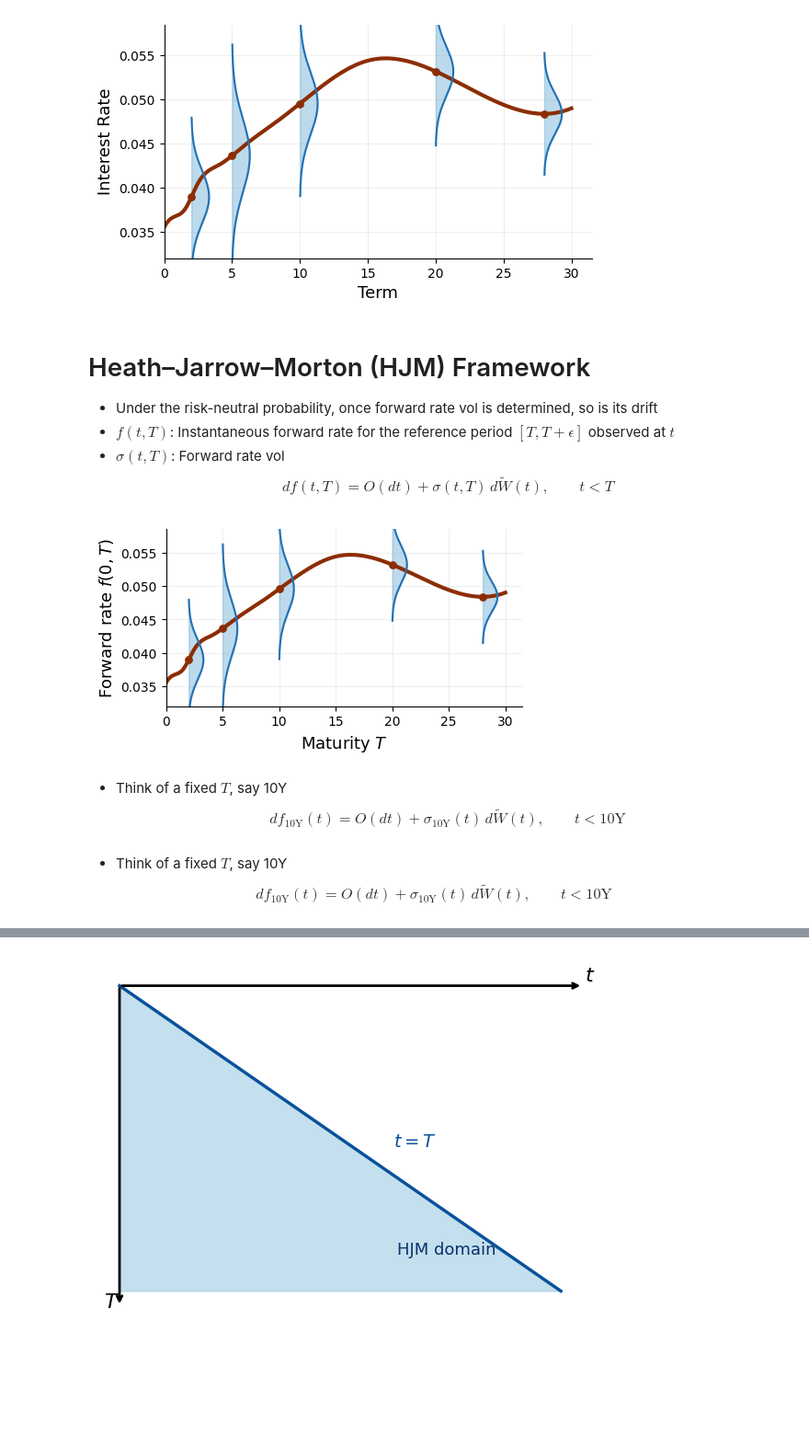
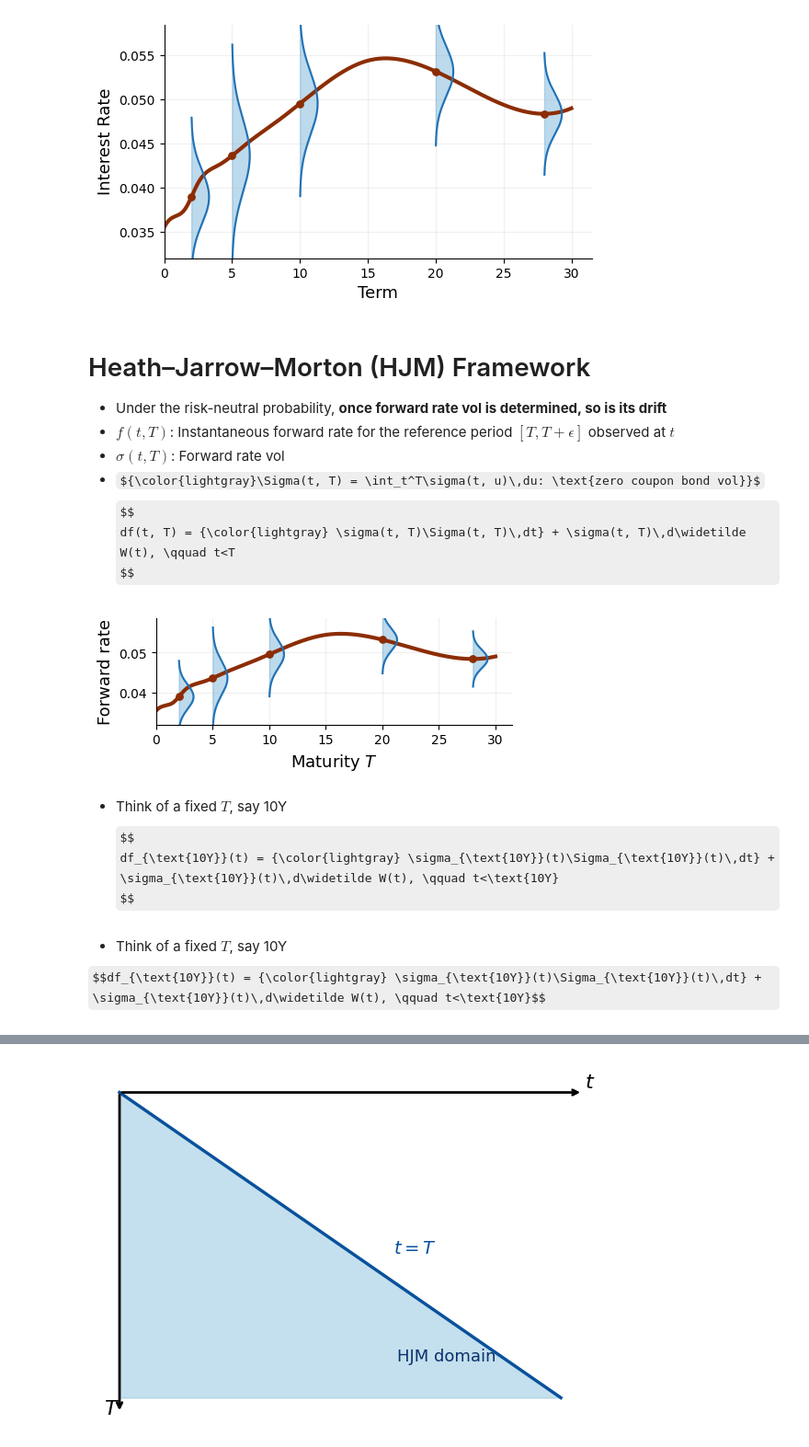
Before and after one commit to beginnerSC/slides, a Jupyter notebook: docs/rates.ipynb, the cells around one changed output, grey strips where cells are left out. Shown at 92% size. Drawn from its saved outputs; the diff is of its cells as text; code cells hidden in the pictures; some formulas as TeX source; blank space fills up the shorter version.

```diff
--- a/docs/rates.ipynb
+++ b/docs/rates.ipynb
@@ -442,11 +549,12 @@ plt.show()
 # %% [markdown]
 # Heath–Jarrow–Morton (HJM) Framework
 
-* Under the risk-neutral probability, once forward rate vol is determined, so is its drift
+* Under the risk-neutral probability, **once forward rate vol is determined, so is its drift**
 * $f(t, T)$: Instantaneous forward rate for the reference period $[T, T+\epsilon]$ observed at $t$
 * $\sigma(t, T)$: Forward rate vol
+* ${\color{lightgray}\Sigma(t, T) = \int_t^T\sigma(t, u)\,du: \text{zero coupon bond vol}}$
 $$
-df(t, T) = O(dt) + \sigma(t, T)\,d\widetilde W(t), \qquad t<T
+df(t, T) = {\color{lightgray} \sigma(t, T)\Sigma(t, T)\,dt} + \sigma(t, T)\,d\widetilde W(t), \qquad t<T
 $$
 # %%
 import numpy as np
@@ -456,40 +564,40 @@ from scipy.interpolate import CubicSpline
 fwd_knots = np.array([0.0, 0.5, 1.5, 2.5, 4.0, 6.0, 8.5, 15.0, 25.0, 30.0])
 fwd_vals  = np.array([0.0355, 0.0365, 0.0375, 0.04055, 0.04255, 0.0449, 0.04773, 0.0544, 0.0494, 0.0490])
 cs = CubicSpline(fwd_knots, fwd_vals, bc_type='not-a-knot')
 maturity = np.linspace(0, 30, 1201)
 forward_curve = cs(maturity)
 
-fig, ax = plt.subplots(figsize=(5, 2))
+fig, ax = plt.subplots(figsize=(5, 1.5))
 ax.plot(maturity, forward_curve, color='#8c2d04', linewidth=3)
 
 pillars = np.array([2, 5, 10, 20, 28], dtype=float)
 pillar_forwards = cs(pillars)
 vols = np.array([0.0030, 0.0042, 0.0035, 0.0028, 0.0023])
 width_scale = 1.3
 
 for pillar, center, vol in zip(pillars, pillar_forwards, vols):
     move = np.linspace(-3 * vol, 3 * vol, 250)
     density = np.exp(-0.5 * (move / vol) ** 2)
     density /= density.max()
     x_right = pillar + width_scale * density
     ax.fill_betweenx(center + move, pillar, x_right, color='#6baed6', alpha=0.45)
     ax.plot(x_right, center + move, color='#2171b5', linewidth=1.5)
     ax.scatter([pillar], [center], color='#8c2d04', s=28, zorder=3)
 
 ax.set_xlim(0, 31.5)
 ax.set_ylim(0.032, 0.0585)
 ax.set_xlabel('Maturity $T$', fontsize=13)
-ax.set_ylabel('Forward rate $f(0,T)$', fontsize=13)
+ax.set_ylabel('Forward rate', fontsize=13)
 ax.grid(alpha=0.2)
 for spine in ['top', 'right']:
     ax.spines[spine].set_visible(False)
 plt.show()
 # %% [output]
-[figure, old version]
+[figure, new version]
 # %% [markdown]
 * Think of a fixed $T$, say 10Y
 $$
-df_{\text{10Y}}(t) = O(dt) + \sigma_{\text{10Y}}(t)\,d\widetilde W(t), \qquad t<\text{10Y}
+df_{\text{10Y}}(t) = {\color{lightgray} \sigma_{\text{10Y}}(t)\Sigma_{\text{10Y}}(t)\,dt} + \sigma_{\text{10Y}}(t)\,d\widetilde W(t), \qquad t<\text{10Y}
 $$
 # %% [markdown]
 <div class="fragment">
@@ -497,6 +605,6 @@ $$
         <li>Think of a fixed $T$, say 10Y</li>
     </ul>
     <div style="text-align: center; width: 100%;">
-        $$df_{\text{10Y}}(t) = O(dt) + \sigma_{\text{10Y}}(t)\,d\widetilde W(t), \qquad t<\text{10Y}$$
+        $$df_{\text{10Y}}(t) = {\color{lightgray} \sigma_{\text{10Y}}(t)\Sigma_{\text{10Y}}(t)\,dt} + \sigma_{\text{10Y}}(t)\,d\widetilde W(t), \qquad t<\text{10Y}$$
     </div>
 </div>
```
Also changed, not shown: parts of 9 cells of this notebook.
